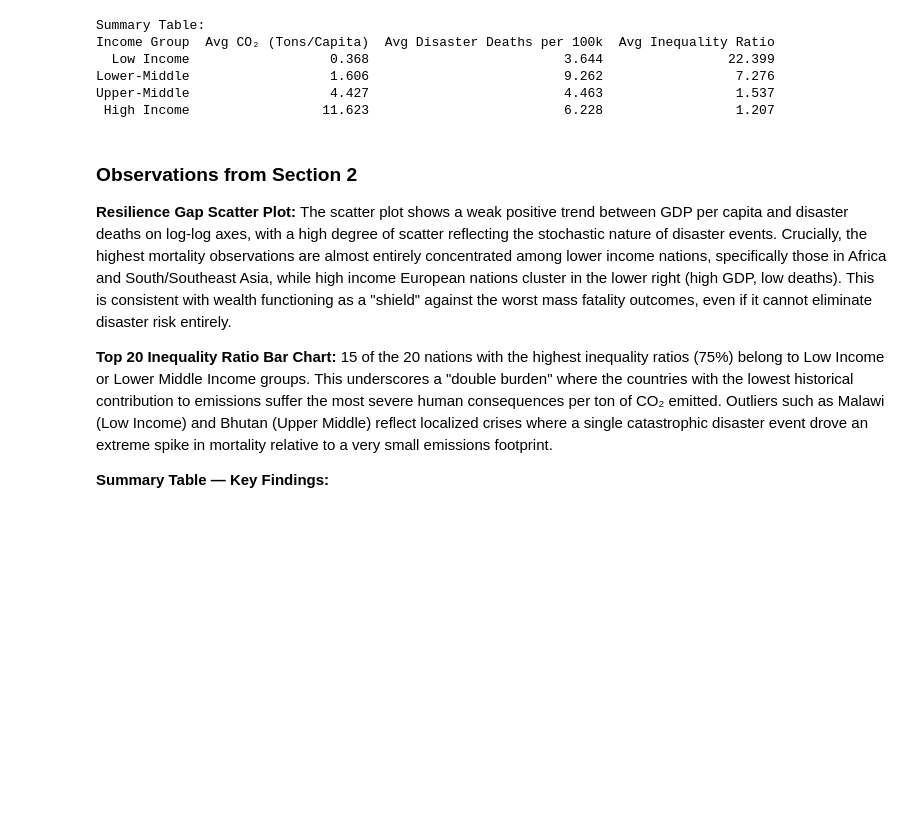
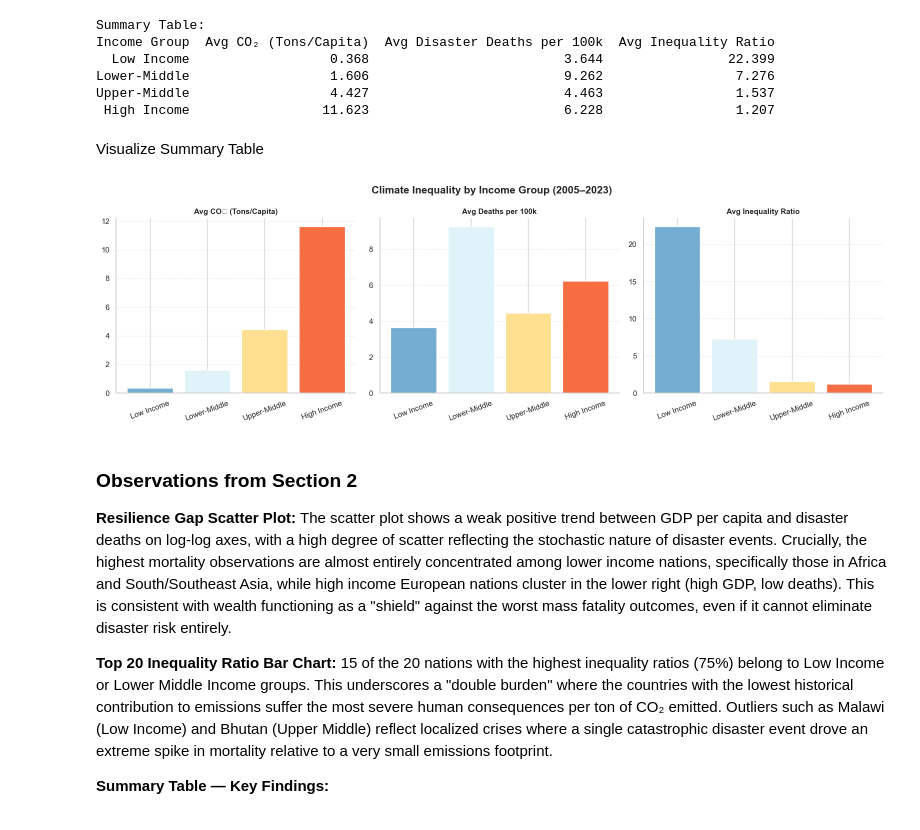
Before and after one commit to COGS108/Group133_WI26, a Jupyter notebook: 03-FinalProject.ipynb, the cells around one changed output. Drawn from its saved outputs; the diff is of its cells as text; code cells hidden in the pictures; blank space fills up the shorter version.

Commit message:
visuaize summary table

```diff
--- a/03-FinalProject.ipynb
+++ b/03-FinalProject.ipynb
@@ -438,6 +438,30 @@ Income Group  Avg CO₂ (Tons/Capita)  Avg Disaster Deaths per 100k  Avg Inequal
 Lower-Middle                  1.606                         9.262                 7.276
 Upper-Middle                  4.427                         4.463                 1.537
  High Income                 11.623                         6.228                 1.207
+# %% [markdown]
+Visualize Summary Table
+# %%
+income_order = ['Low Income', 'Lower-Middle', 'Upper-Middle', 'High Income']
+summary_table['Income Group'] = pd.Categorical(summary_table['Income Group'], categories=income_order, ordered=True)
+summary_table = summary_table.sort_values('Income Group')
+
+fig, axes = plt.subplots(1, 3, figsize=(16, 5))
+fig.suptitle('Climate Inequality by Income Group (2005–2023)', fontsize=15, fontweight='bold')
+
+for ax, col, title in zip(axes,
+    ['Avg CO₂ (Tons/Capita)', 'Avg Disaster Deaths per 100k', 'Avg Inequality Ratio'],
+    ['Avg CO₂ (Tons/Capita)', 'Avg Deaths per 100k', 'Avg Inequality Ratio']):
+    ax.bar(summary_table['Income Group'], summary_table[col], color=sns.color_palette('RdYlBu_r', 4))
+    ax.set_title(title, fontsize=11, fontweight='bold')
+    ax.tick_params(axis='x', rotation=20)
+    ax.grid(axis='y', linestyle='--', alpha=0.4)
+    sns.despine(ax=ax)
+
+plt.tight_layout()
+plt.savefig("results/fig4_summary_grouped_bars.png", dpi=150, bbox_inches='tight')
+plt.show()
+# %% [output]
+[figure, added]
 # %% [markdown]
 ### Observations from Section 2
 
```
Also changed, not shown: 1 other file.
